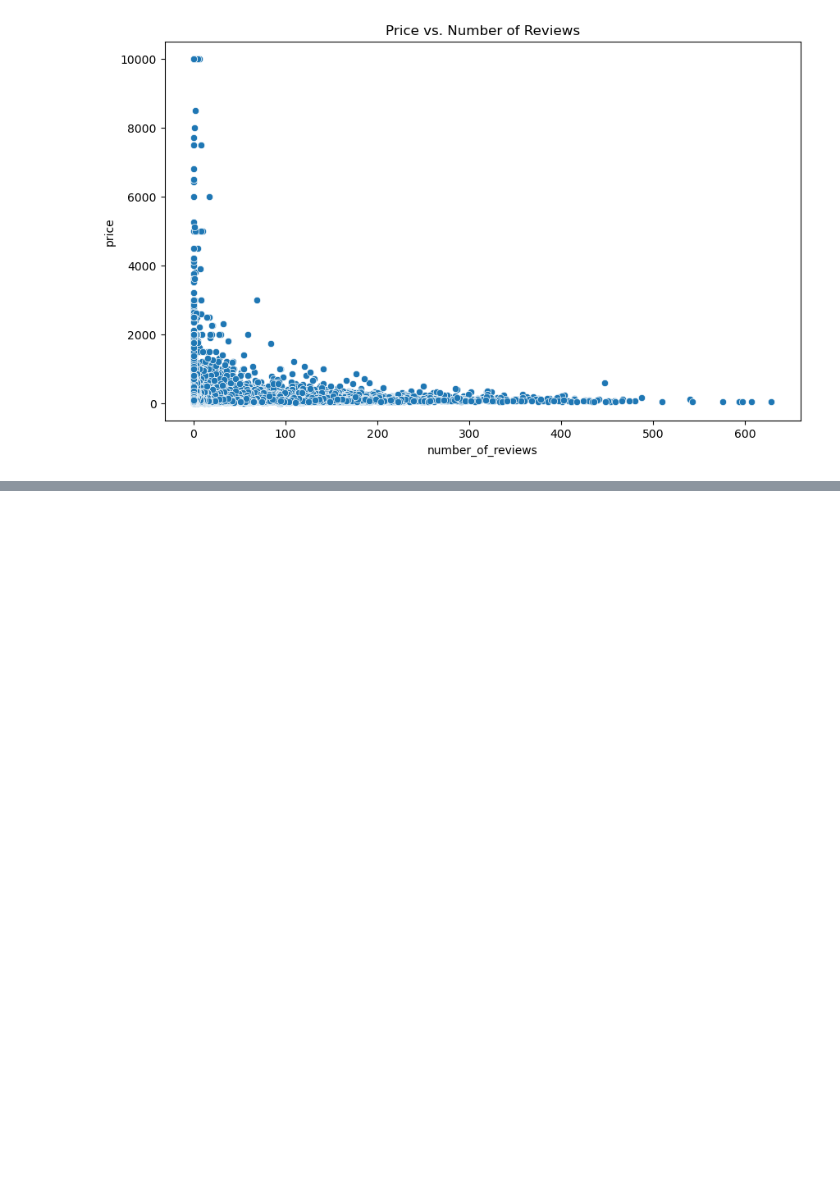
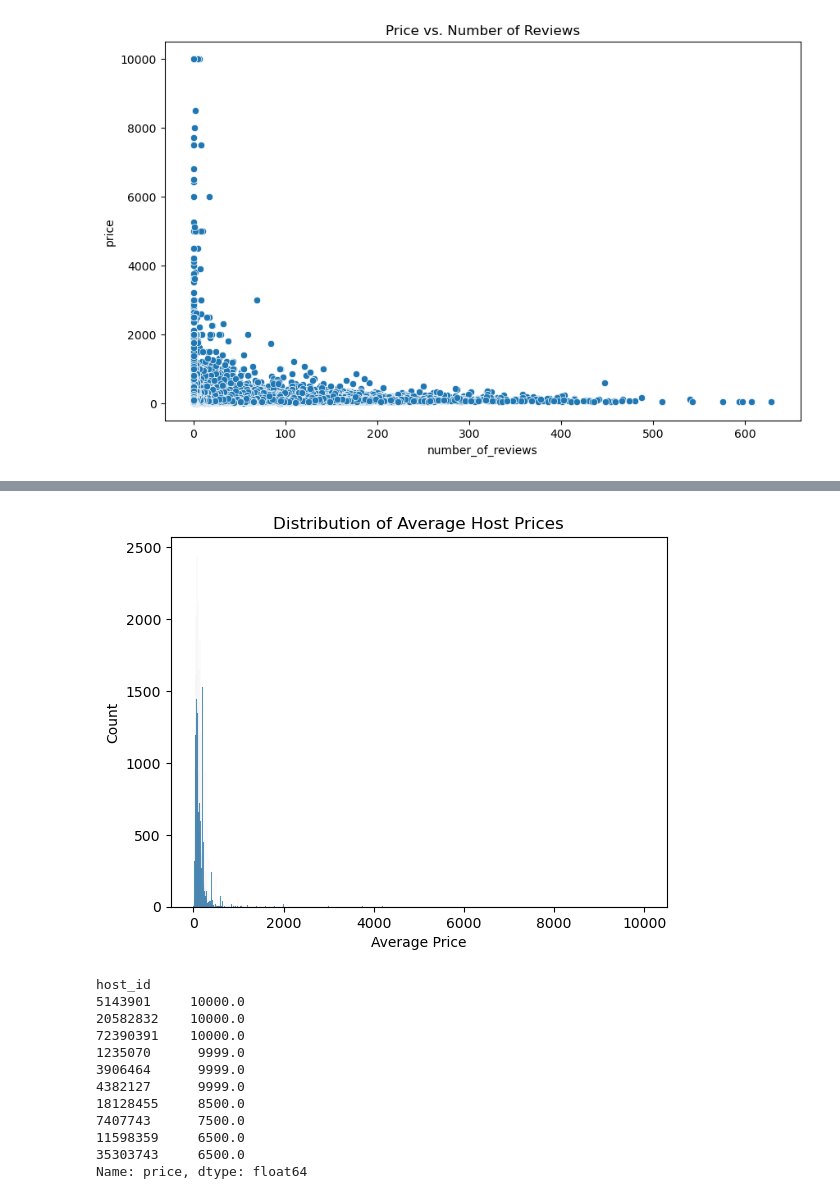
Before and after one commit to abryantgithub/nyc_airbnb, a Jupyter notebook: nyc_airbnb.ipynb, the cells around one changed output, grey strips where cells are left out. Drawn from its saved outputs; the diff is of its cells as text; code cells hidden in the pictures; blank space fills up the shorter version.

```diff
--- a/nyc_airbnb.ipynb
+++ b/nyc_airbnb.ipynb
@@ -168,0 +214,28 @@ Scatterplot: Price vs. Number of Reviews
+# %%
+# distribution of the avg host price
+host_avg_prices = df.groupby('host_id')['price'].mean()
+
+# Visualize the distribution of average host prices
+sns.histplot(host_avg_prices)
+plt.title('Distribution of Average Host Prices')
+plt.xlabel('Average Price')
+plt.ylabel('Count')
+plt.show()
+
+# Identify hosts with the highest average prices
+top_hosts = host_avg_prices.nlargest(10)
+print(top_hosts)
+# %% [output]
+[figure, added]
+host_id
+5143901     10000.0
+20582832    10000.0
+72390391    10000.0
+1235070      9999.0
+3906464      9999.0
+4382127      9999.0
+18128455     8500.0
+7407743      7500.0
+11598359     6500.0
+35303743     6500.0
+Name: price, dtype: float64
```
Also changed, not shown: parts of 28 cells of this notebook.
